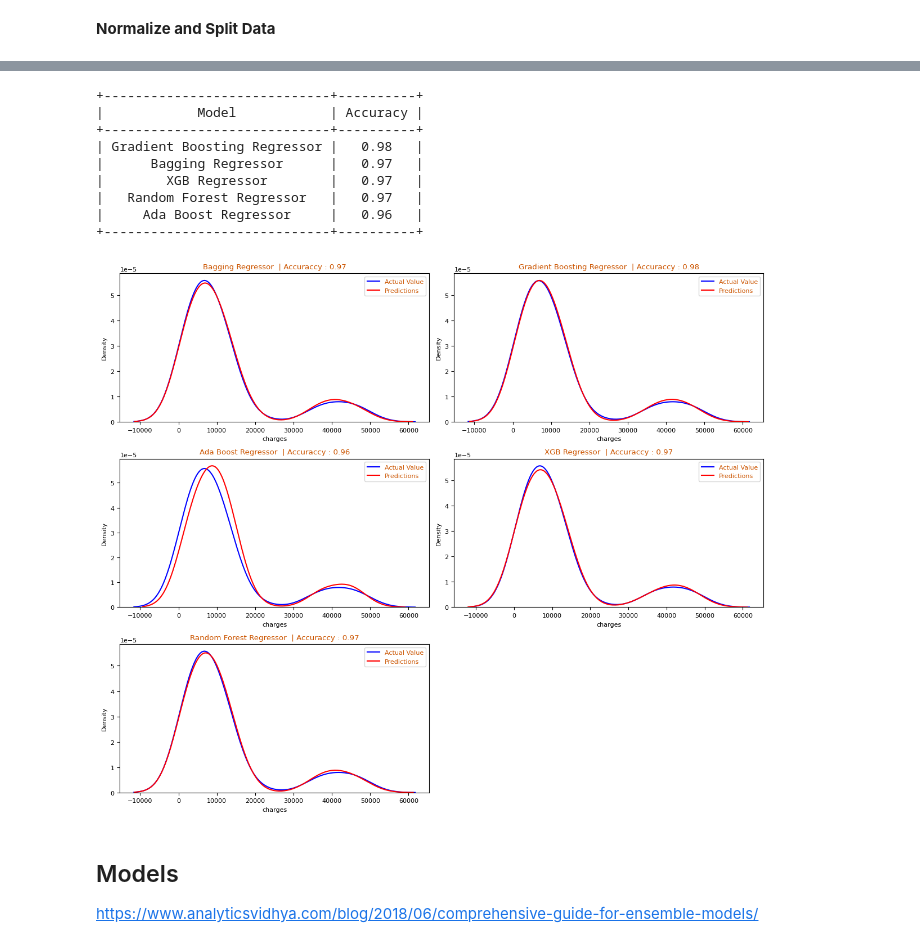
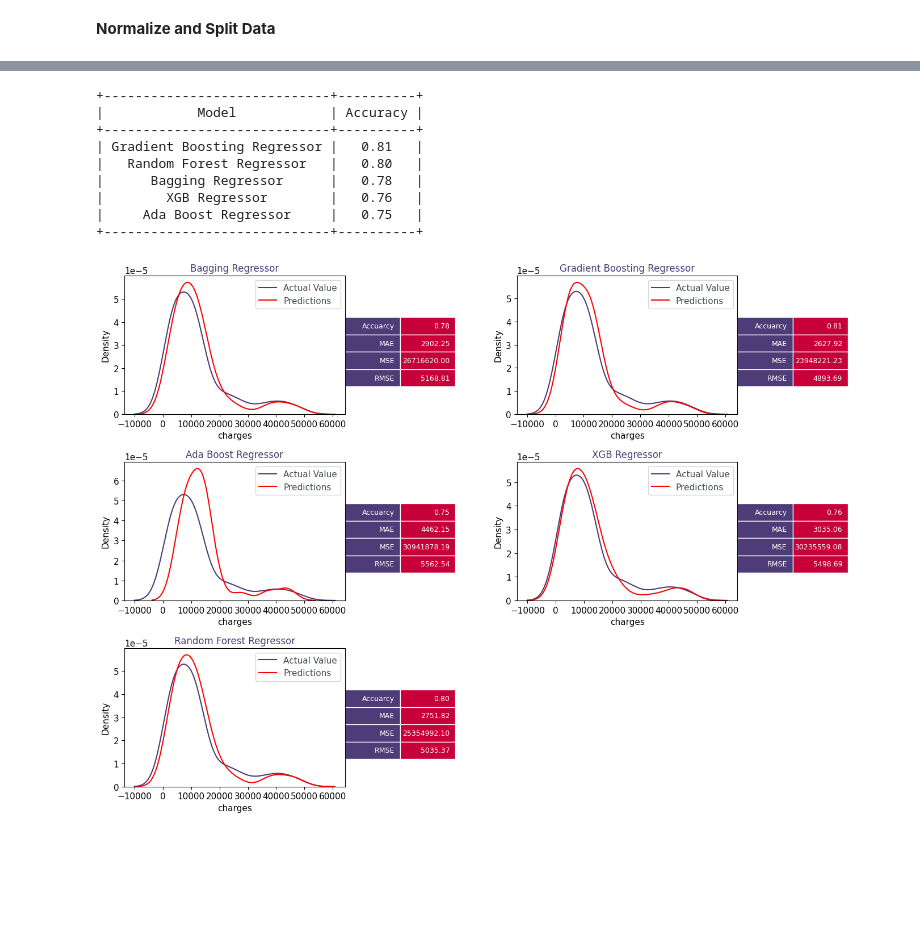
Before and after one commit to MohammedNasserAhmed/MHIP, a Jupyter notebook: MHIP.ipynb, the cells around one changed output, grey strips where cells are left out. Saved outputs shown, nothing was run; the diff lists cells and outputs as text; code cells hidden in the pictures; blank space fills up the shorter version.

```diff
--- a/MHIP.ipynb
+++ b/MHIP.ipynb
@@ -825,3 +824,5 @@ Cleaned Data after removing Local Outlier Factor outliers:
 # %% [markdown]
 *USING : TensorFlow  AutoEncoder*
+# %%
+df.drop('region', axis=1, inplace=True)
 # %%
@@ -895,0 +886,16 @@ Cleaned Data after removing Autoencoder outliers:
+# %%
+# Plot reconstruction errors
+plt.figure(figsize=(8, 5))
+plt.scatter(range(len(reconstruction_errors)), reconstruction_errors, cmap='Set1', marker='o', label='Reconstruction Errors')
+plt.axhline(y=threshold, color='red', linestyle='--', label='Threshold')
+ax=plt.gca()
+for spine in ax.spines.values():
+    spine.set_linewidth(0)
+ax.set_ylabel('Reconstruction Error', fontsize=9, labelpad=30, color = "#0039A6")
+ax.set_xlabel('Data Point Index', fontsize=9, labelpad=30, color = "#0039A6")
+ax.tick_params(axis='x', colors='#414A4C',length=3, width=3, labelsize=8)  # Set the color of the x-axis tick marks and labels
+ax.tick_params(axis='y', colors='#414A4C', length=3, width=3, labelsize=8)
+
+plt.title('Autoencoder Anomaly Detection', fontsize=12, color = "#C70039") #"#4D3C77", "#C70039"
+plt.legend(loc='upper right')
+plt.show()
@@ -1005,4 +976,4 @@ def split(data, log = False):
     # Concatenate numerical and encoded categorical features
     X = pd.concat([df_num_scaled, df_cat_encoded], axis=1)
     X_train, X_test, y_train, y_test = train_test_split(X, y, test_size=0.2, random_state=42)
-    return X, y, X_train, X_test, y_train, y_test
+    return scaler, X, y, X_train, X_test, y_train, y_test
@@ -1011,5 +980,5 @@ def split(data, log = False):
 # %%
-X, y, X_train, X_test, y_train, y_test = split(data_cleaned_autoencoder)
+scaler, X, y, X_train, X_test, y_train, y_test = split(data_cleaned_autoencoder)
 print(X_train.shape, y_train.shape,
       X_test.shape, y_test.shape)
 # %% [output]
@@ -1078,40 +1066,53 @@ results = sorted(results, key=lambda x: x[1], reverse=True)
 table_headers = ["Model", "Accuracy"]
 table = tabulate(results, headers=table_headers, tablefmt="pretty")
 print(table)
 
 
 num_plots = len(models)
 num_rows = int(np.ceil(np.sqrt(num_plots)))
 num_cols = int(np.ceil(num_plots / num_rows))
 
 # Create subplots grid
-fig, axes = plt.subplots(nrows=num_rows, ncols=num_cols, figsize=(12, 10))
+fig, axes = plt.subplots(nrows=num_rows, ncols=num_cols, figsize=(14, 10))
 
 # Plot predictions using subplots
 for i, (model_name, model,accuracy, predictions) in enumerate(preds):
     row = i // num_cols
     col = i % num_cols
     ax = axes[row, col]
-    sns.distplot(y_test, hist=False, color="b", label="Actual Value", ax=ax)
-    sns.distplot(predictions, hist=False, color="r", label="Predictions" , ax=ax)
-    ax.set_title(f"{model_name}  | Accuraccy : {accuracy}")
+    sns.distplot(y_test, hist=False, color="#4D3C77", label="Actual Value", ax=ax)
+    sns.distplot(predictions, hist=False, color=pal[3], label="Predictions" , ax=ax)
+    mae = '{:.2f}'.format(metrics.mean_absolute_error(y_test, predictions))
+    mse = '{:.2f}'.format(metrics.mean_squared_error(y_test, predictions))
+    rmse = '{:.2f}'.format(np.sqrt(metrics.mean_squared_error(y_test, predictions)))
+    ax.set_title(f"{model_name}", fontsize=12, color = "#4D3C77")
+    data = [['Accuarcy', accuracy], ['MAE', mae], ['MSE', mse],["RMSE", rmse]]
+    table = ax.table(cellText=data,edges='closed', bbox=[1,0.2,0.5,0.5], cellColours=[["#4D3C77", "#C70039"], ["#4D3C77", "#C70039"], ["#4D3C77", "#C70039"], ["#4D3C77", "#C70039"]])
+    table.auto_set_font_size(False)
+    table.set_fontsize(9)
+    table.scale(1, 2)
+    table.get_tightbbox()
+    for cell in table.get_celld().values():
+        cell.get_text().set_color('white')
+        cell.set_edgecolor('white')
+    #ax.axis('off')
     ax.legend()
 
 # Remove empty subplots
 for i in range(len(models), num_rows * num_cols):
     fig.delaxes(axes.flatten()[i])
 
 plt.tight_layout()
 plt.savefig('models.png')
 plt.show()
 # %% [output]
 +-----------------------------+----------+
 |            Model            | Accuracy |
 +-----------------------------+----------+
-| Gradient Boosting Regressor |   0.98   |
-|      Bagging Regressor      |   0.97   |
-|        XGB Regressor        |   0.97   |
-|   Random Forest Regressor   |   0.97   |
-|     Ada Boost Regressor     |   0.96   |
+| Gradient Boosting Regressor |   0.81   |
+|   Random Forest Regressor   |   0.80   |
+|      Bagging Regressor      |   0.78   |
+|        XGB Regressor        |   0.76   |
+|     Ada Boost Regressor     |   0.75   |
 +-----------------------------+----------+
-[figure, old version]
+[figure, new version]
@@ -1160,4 +1124,0 @@ plt.show()
-# %% [markdown]
-## Models
-
-https://www.analyticsvidhya.com/blog/2018/06/comprehensive-guide-for-ensemble-models/
```
Also changed, not shown: parts of 78 cells of this notebook.
